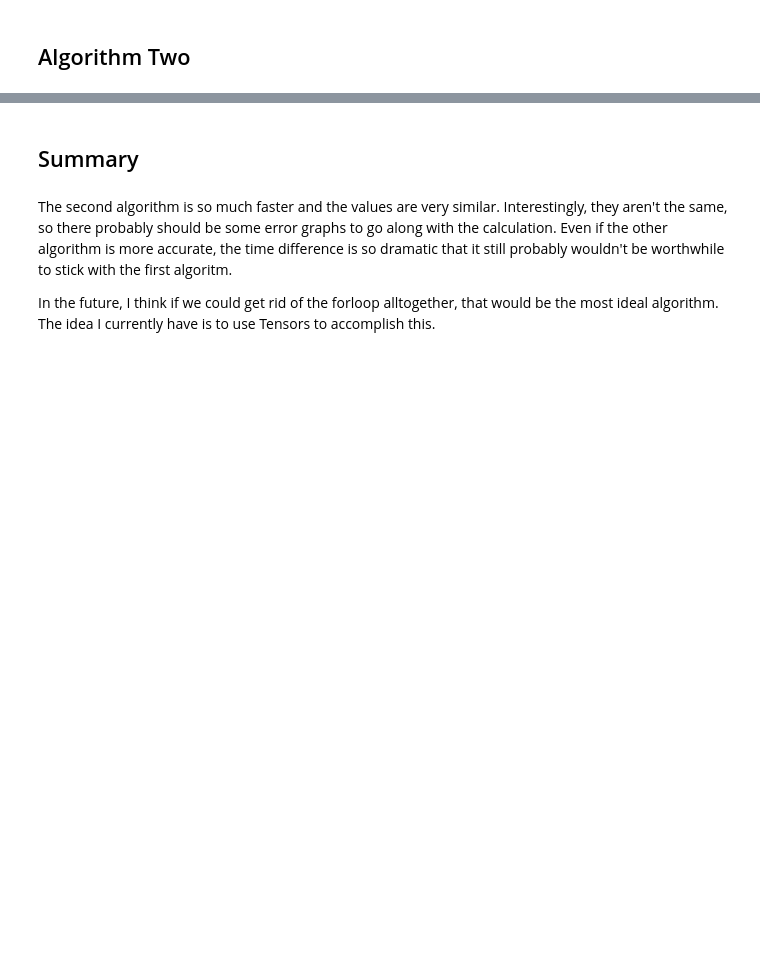
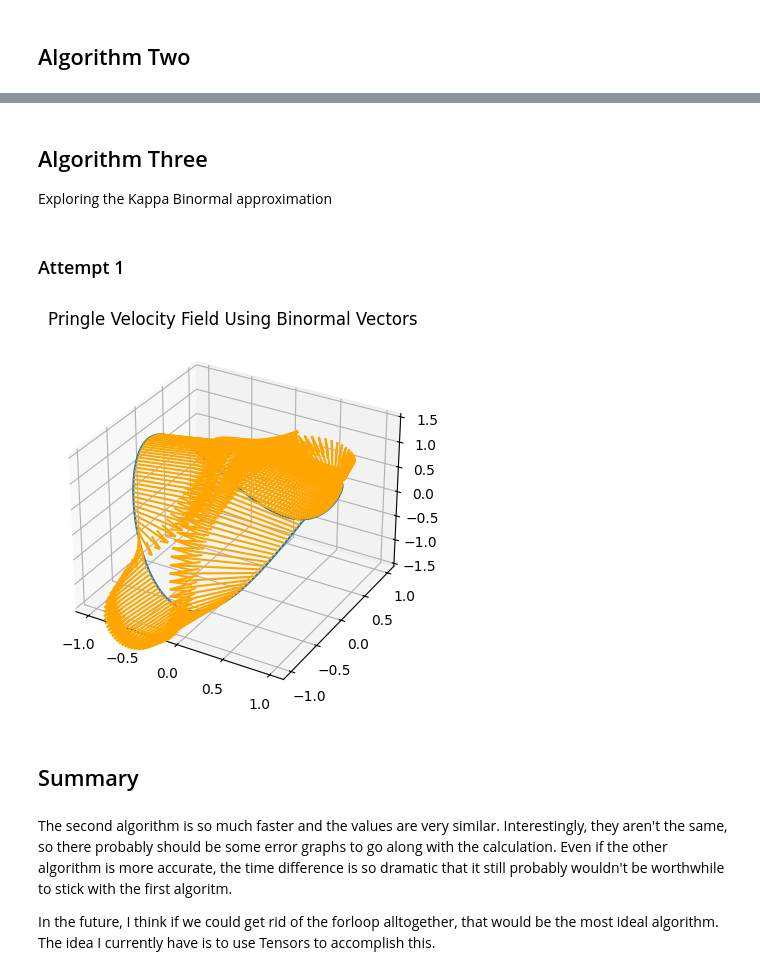
Before and after one commit to dkrawciw/Vortex_Filament_Python, a Jupyter notebook: testBSAlgorithms.ipynb, the cells around one changed output, grey strips where cells are left out. Saved outputs shown, nothing was run; the diff lists cells and outputs as text; code cells hidden in the pictures; blank space fills up the shorter version.

Commit message:
Added a Kappa-Binormal expression to vfield

```diff
--- a/testBSAlgorithms.ipynb
+++ b/testBSAlgorithms.ipynb
@@ -100,3 +95,41 @@ print(f'Code Time: {stopTime - startTime}')
+# %% [markdown]
+## Algorithm Three
+
+Exploring the Kappa Binormal approximation
+# %% [markdown]
+### Attempt 1
+# %%
+import matplotlib.pyplot as plt
+
+# Make the Pringle function
+P = lambda t: [ np.cos(t), np.sin(t), np.square(np.cos(t)) - np.square(np.sin(t)) ]
+dP = lambda t: [ -np.sin(t), np.cos(t), 2*np.cos(t)*(-1)*np.sin(t) - 2*np.sin(t)*np.cos(t) ]
+PPoints = np.linspace( 0, 2 * np.pi, 200 )
+
+# Find values on the pringle
+s = np.array( P(PPoints) )
+ds = np.array( dP(PPoints) )
+# %%
+T = np.gradient(s)[1]
+N = np.gradient(T)[1]
+B = np.cross(T,N, axisa=0, axisb=0, axisc=0)
+
+Kappa = np.divide( np.linalg.norm( B ), np.power( np.linalg.norm(T),3 ) )
+
+KBApprox = np.multiply(Kappa, B)
+
+# Create a 3D quiver plot
+fig = plt.figure()
+ax = fig.add_subplot(111, projection='3d')
+ax.quiver(s[0,:], s[1,:], s[2,:], KBApprox[0,:], KBApprox[1,:], KBApprox[2,:], normalize=True, color='orange')
+
+ax.set_zlim([-1.5,1.5])
+ax.plot( s[0,:], s[1,:], s[2,:] )
+plt.title('Pringle Velocity Field Using Binormal Vectors')
+
+plt.show()
+# %% [output]
+[figure, added]
 # %% [markdown]
 ## Summary
 # %% [markdown]
```
Also changed, not shown: parts of 3 cells of this notebook, 2 other files.
